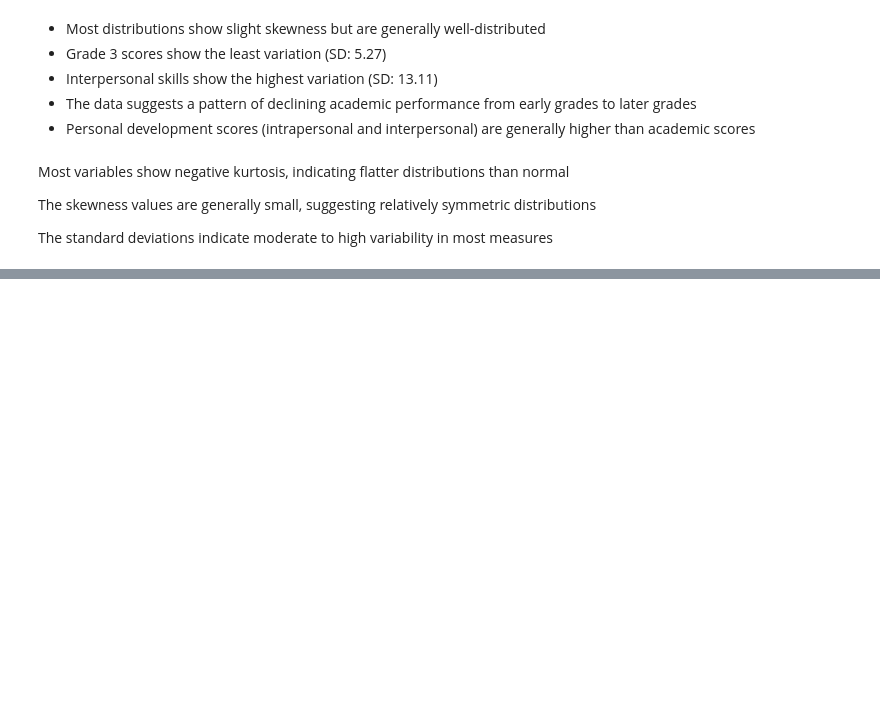
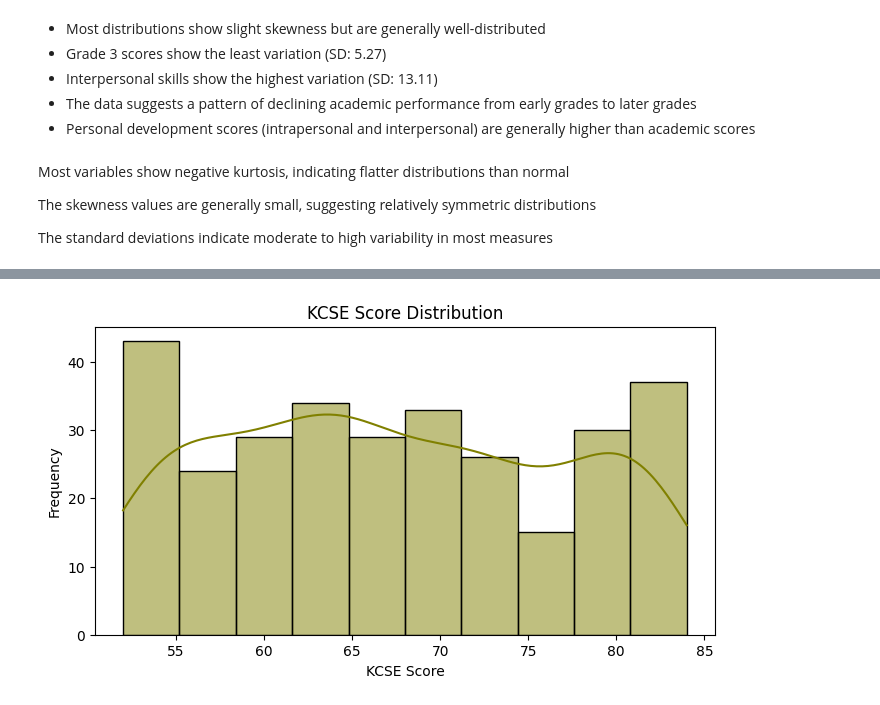
Before and after one commit to MachukaJoy/study-engine, a Jupyter notebook: studentsanalysis.ipynb, the cells around one changed output, grey strips where cells are left out. Saved outputs shown, nothing was run; the diff lists cells and outputs as text; code cells hidden in the pictures; blank space fills up the shorter version.

```diff
--- a/studentsanalysis.ipynb
+++ b/studentsanalysis.ipynb
@@ -220,0 +372,9 @@ The standard deviations indicate moderate to high variability in most measures
+# %%
+plt.figure(figsize=(8, 4))
+sns.histplot(df['KCSE Score'], bins=10, kde=True, color="olive")
+plt.title("KCSE Score Distribution")
+plt.xlabel("KCSE Score")
+plt.ylabel("Frequency")
+plt.show()
+# %% [output]
+[figure, added]
```
Also changed, not shown: parts of 25 cells of this notebook.
